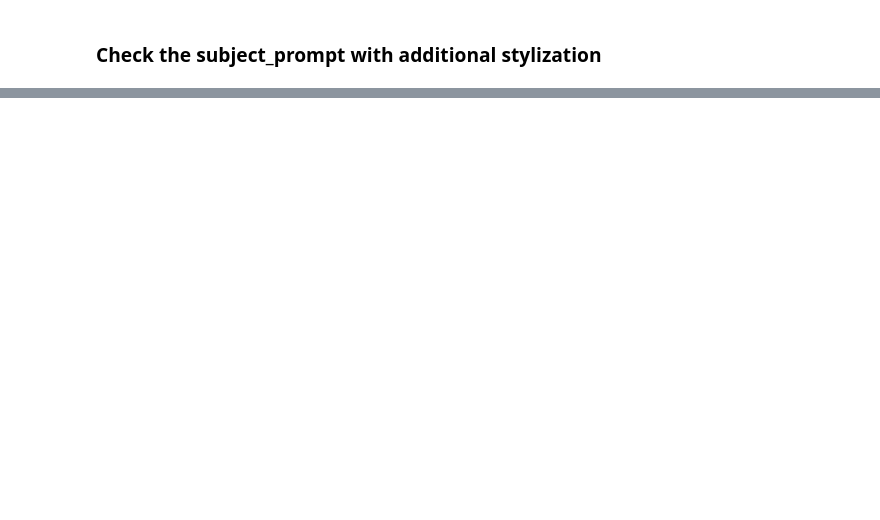
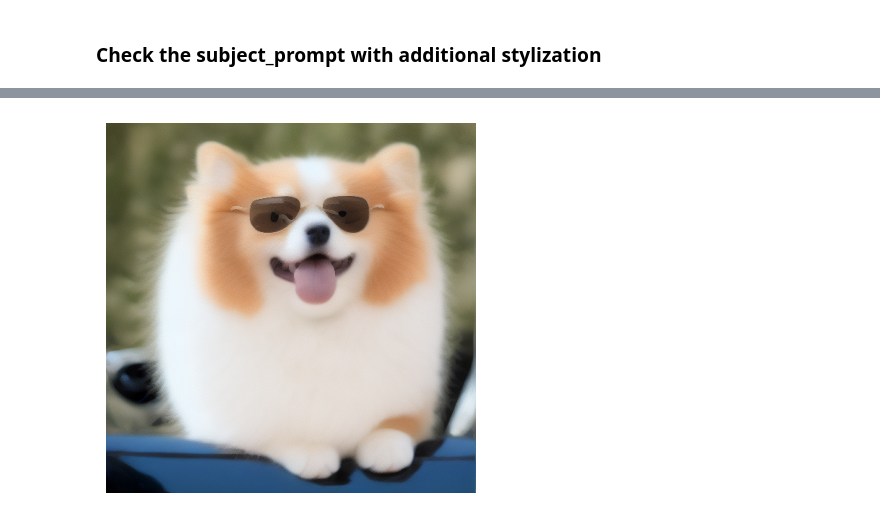
Before and after one commit to IVproger/GAI_course_project, a Jupyter notebook: notebooks/POC_DreamBooth.ipynb, the cells around one changed output, grey strips where cells are left out. Saved outputs shown, nothing was run; the diff lists cells and outputs as text; code cells hidden in the pictures; blank space fills up the shorter version.

```diff
--- a/notebooks/POC_DreamBooth.ipynb
+++ b/notebooks/POC_DreamBooth.ipynb
@@ -421,0 +443,2 @@ for idx, img in enumerate(images):
+# %%
+prompt = subject_prompt + " in cool sunglasses sitting in the sport car, smillings and have good time"
@@ -421,0 +449,11 @@ for idx, img in enumerate(images):
+# %%
+with torch.autocast(device.type):
+    images = pipeline(prompt, num_inference_steps=200, guidance_scale=4.5).images
+
+for idx, img in enumerate(images):
+    plt.imshow(img)
+    plt.axis("off")
+    plt.show()
+    img.save(f"styled_generated_image_{2}.png")
+# %% [output]
+[figure, added]
```
Also changed, not shown: parts of 16 cells of this notebook, 8 other files.
